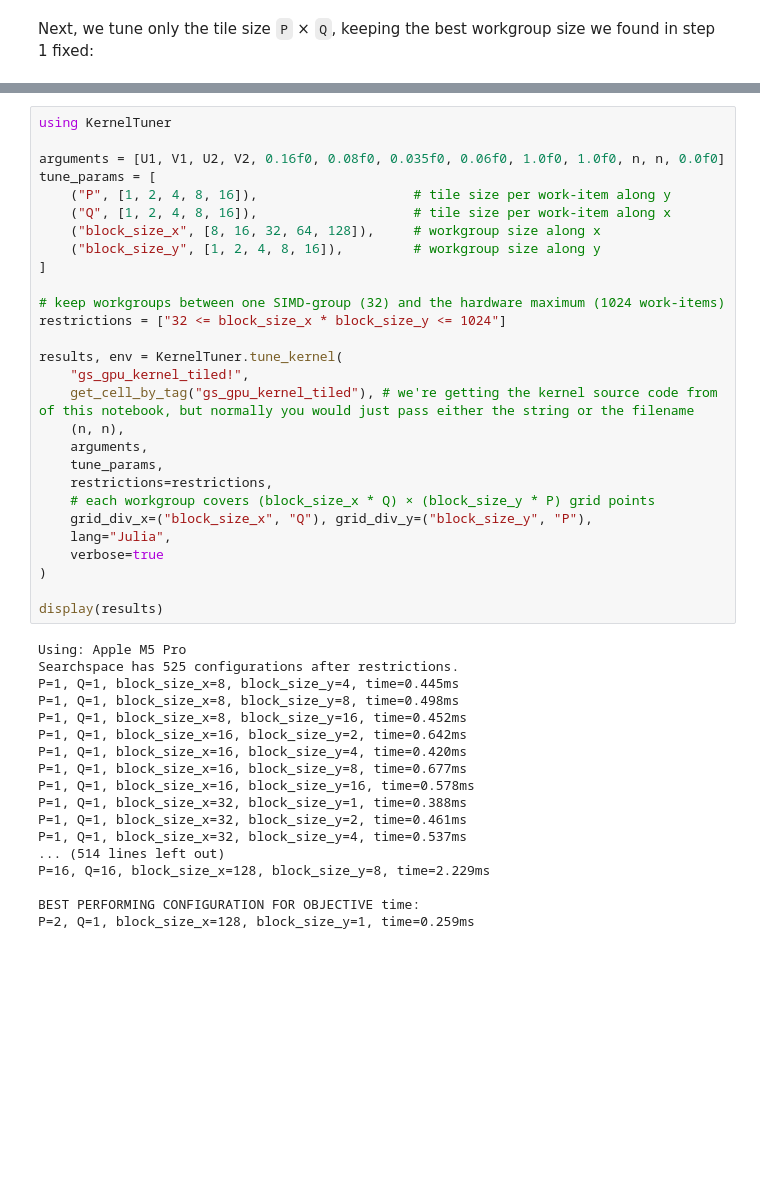
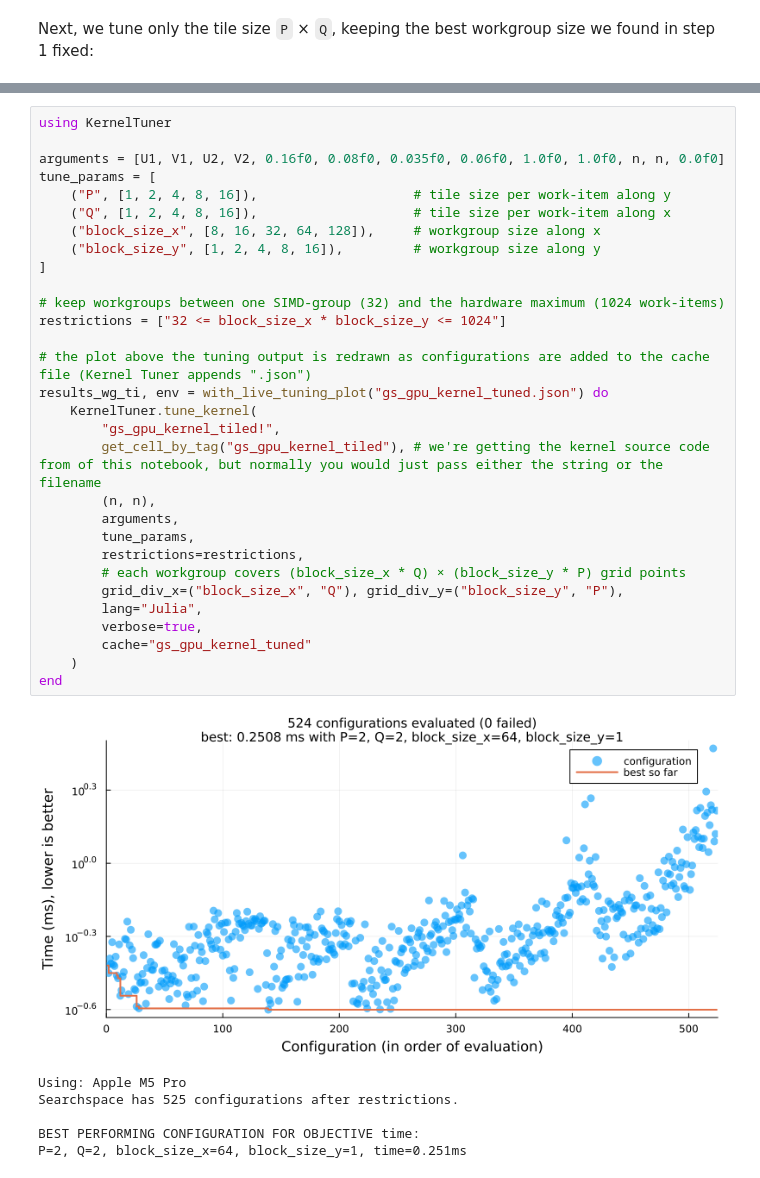
Before and after one commit to fjwillemsen/julia-hpc-tutorial-sc26, a Jupyter notebook: 02-Parallel-Programming/KernelTuner/solved_notebooks/gray-scott.ipynb, the cells around one changed output, grey strips where cells are left out. Saved outputs shown, nothing was run; the diff lists cells and outputs as text; blank space fills up the shorter version.

```diff
--- a/02-Parallel-Programming/KernelTuner/solved_notebooks/gray-scott.ipynb
+++ b/02-Parallel-Programming/KernelTuner/solved_notebooks/gray-scott.ipynb
@@ -505,46 +598,37 @@ Because the searchspace is getting larger, it might be convenient to save the re
 # %%
 using KernelTuner
 
 arguments = [U1, V1, U2, V2, 0.16f0, 0.08f0, 0.035f0, 0.06f0, 1.0f0, 1.0f0, n, n, 0.0f0]
 tune_params = [
     ("P", [1, 2, 4, 8, 16]),                    # tile size per work-item along y
     ("Q", [1, 2, 4, 8, 16]),                    # tile size per work-item along x
     ("block_size_x", [8, 16, 32, 64, 128]),     # workgroup size along x
     ("block_size_y", [1, 2, 4, 8, 16]),         # workgroup size along y
 ]
 
 # keep workgroups between one SIMD-group (32) and the hardware maximum (1024 work-items)
 restrictions = ["32 <= block_size_x * block_size_y <= 1024"]
 
-results, env = KernelTuner.tune_kernel(
-    "gs_gpu_kernel_tiled!",
-    get_cell_by_tag("gs_gpu_kernel_tiled"), # we're getting the kernel source code from of this notebook, but normally you would just pass either the string or the filename
-    (n, n),
-    arguments,
-    tune_params,
-    restrictions=restrictions,
-    # each workgroup covers (block_size_x * Q) × (block_size_y * P) grid points
-    grid_div_x=("block_size_x", "Q"), grid_div_y=("block_size_y", "P"),
-    lang="Julia",
-    verbose=true
-)
-
-display(results)
+# the plot above the tuning output is redrawn as configurations are added to the cache file (Kernel Tuner appends ".json")
+results_wg_ti, env = with_live_tuning_plot("gs_gpu_kernel_tuned.json") do
+    KernelTuner.tune_kernel(
+        "gs_gpu_kernel_tiled!",
+        get_cell_by_tag("gs_gpu_kernel_tiled"), # we're getting the kernel source code from of this notebook, but normally you would just pass either the string or the filename
+        (n, n),
+        arguments,
+        tune_params,
+        restrictions=restrictions,
+        # each workgroup covers (block_size_x * Q) × (block_size_y * P) grid points
+        grid_div_x=("block_size_x", "Q"), grid_div_y=("block_size_y", "P"),
+        lang="Julia",
+        verbose=true,
+        cache="gs_gpu_kernel_tuned"
+    )
+end
 # %% [output]
+[figure, added]
 Using: Apple M5 Pro
 Searchspace has 525 configurations after restrictions.
-P=1, Q=1, block_size_x=8, block_size_y=4, time=0.445ms
-P=1, Q=1, block_size_x=8, block_size_y=8, time=0.498ms
-P=1, Q=1, block_size_x=8, block_size_y=16, time=0.452ms
-P=1, Q=1, block_size_x=16, block_size_y=2, time=0.642ms
-P=1, Q=1, block_size_x=16, block_size_y=4, time=0.420ms
-P=1, Q=1, block_size_x=16, block_size_y=8, time=0.677ms
-P=1, Q=1, block_size_x=16, block_size_y=16, time=0.578ms
-P=1, Q=1, block_size_x=32, block_size_y=1, time=0.388ms
-P=1, Q=1, block_size_x=32, block_size_y=2, time=0.461ms
-P=1, Q=1, block_size_x=32, block_size_y=4, time=0.537ms
-... (514 lines left out)
-P=16, Q=16, block_size_x=128, block_size_y=8, time=2.229ms
 
 BEST PERFORMING CONFIGURATION FOR OBJECTIVE time:
-P=2, Q=1, block_size_x=128, block_size_y=1, time=0.259ms
+P=2, Q=2, block_size_x=64, block_size_y=1, time=0.251ms
```
Also changed, not shown: parts of 9 cells of this notebook.
